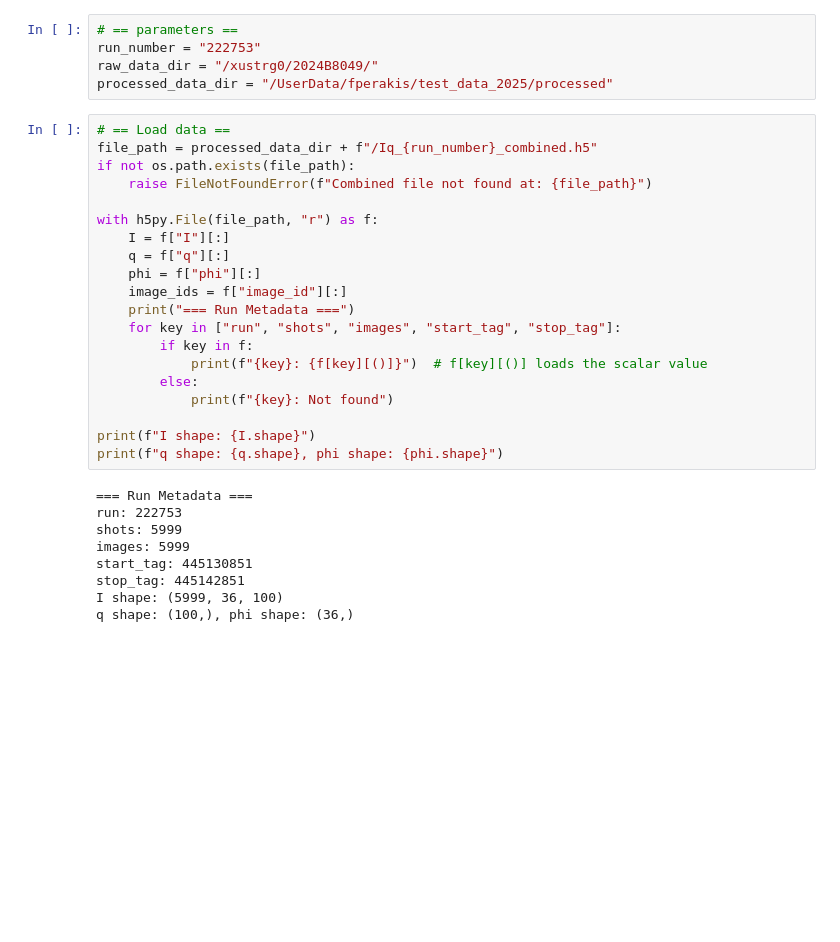
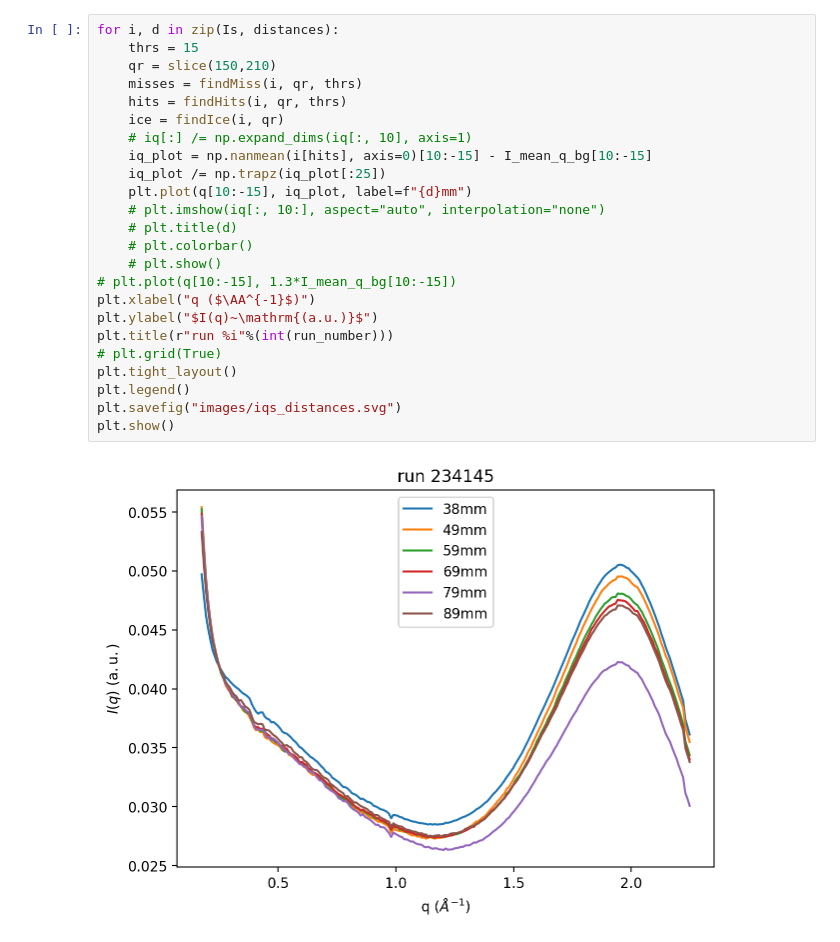
Before and after one commit to fperakis/SACLA_2025A8039, a Jupyter notebook: Analysis/01_analyse_run.ipynb, the cells around one changed output. Saved outputs shown, nothing was run; the diff lists cells and outputs as text; blank space fills up the shorter version.

```diff
--- a/Analysis/01_analyse_run.ipynb
+++ b/Analysis/01_analyse_run.ipynb
@@ -8,34 +172,26 @@ import matplotlib.image as mpimg
 # %%
-# == parameters ==
-run_number = "222753"
-raw_data_dir = "/xustrg0/2024B8049/"
-processed_data_dir = "/UserData/fperakis/test_data_2025/processed"
+for i, d in zip(Is, distances):
+    thrs = 15
+    qr = slice(150,210)
+    misses = findMiss(i, qr, thrs)
+    hits = findHits(i, qr, thrs)
+    ice = findIce(i, qr)
+    # iq[:] /= np.expand_dims(iq[:, 10], axis=1)
+    iq_plot = np.nanmean(i[hits], axis=0)[10:-15] - I_mean_q_bg[10:-15]
+    iq_plot /= np.trapz(iq_plot[:25])
+    plt.plot(q[10:-15], iq_plot, label=f"{d}mm")
+    # plt.imshow(iq[:, 10:], aspect="auto", interpolation="none")
+    # plt.title(d)
+    # plt.colorbar()
+    # plt.show()
+# plt.plot(q[10:-15], 1.3*I_mean_q_bg[10:-15])
+plt.xlabel("q ($\AA^{-1}$)")
+plt.ylabel("$I(q)~\mathrm{(a.u.)}$")
+plt.title(r"run %i"%(int(run_number)))
+# plt.grid(True)
+plt.tight_layout()
+plt.legend()
+plt.savefig("images/iqs_distances.svg")
+plt.show()
+# %% [output]
+[figure, added]
-# %%
-# == Load data ==
-file_path = processed_data_dir + f"/Iq_{run_number}_combined.h5"
-if not os.path.exists(file_path):
-    raise FileNotFoundError(f"Combined file not found at: {file_path}")
-
-with h5py.File(file_path, "r") as f:
-    I = f["I"][:]
-    q = f["q"][:]
-    phi = f["phi"][:]
-    image_ids = f["image_id"][:]
-    print("=== Run Metadata ===")
-    for key in ["run", "shots", "images", "start_tag", "stop_tag"]:
-        if key in f:
-            print(f"{key}: {f[key][()]}")  # f[key][()] loads the scalar value
-        else:
-            print(f"{key}: Not found")
-
-print(f"I shape: {I.shape}")
-print(f"q shape: {q.shape}, phi shape: {phi.shape}")
-# %% [output]
-=== Run Metadata ===
-run: 222753
-shots: 5999
-images: 5999
-start_tag: 445130851
-stop_tag: 445142851
-I shape: (5999, 36, 100)
-q shape: (100,), phi shape: (36,)
```
Also changed, not shown: parts of 13 cells of this notebook, 6 other files.
